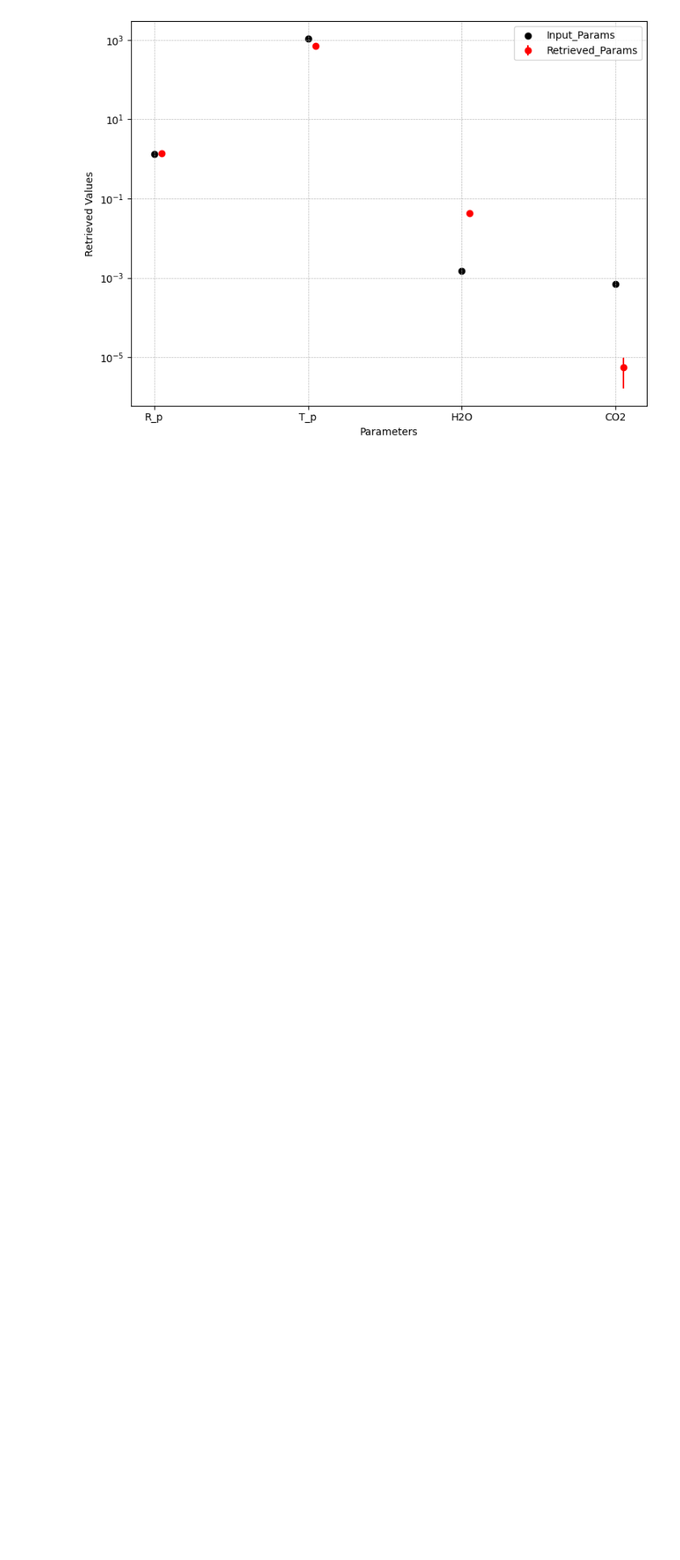
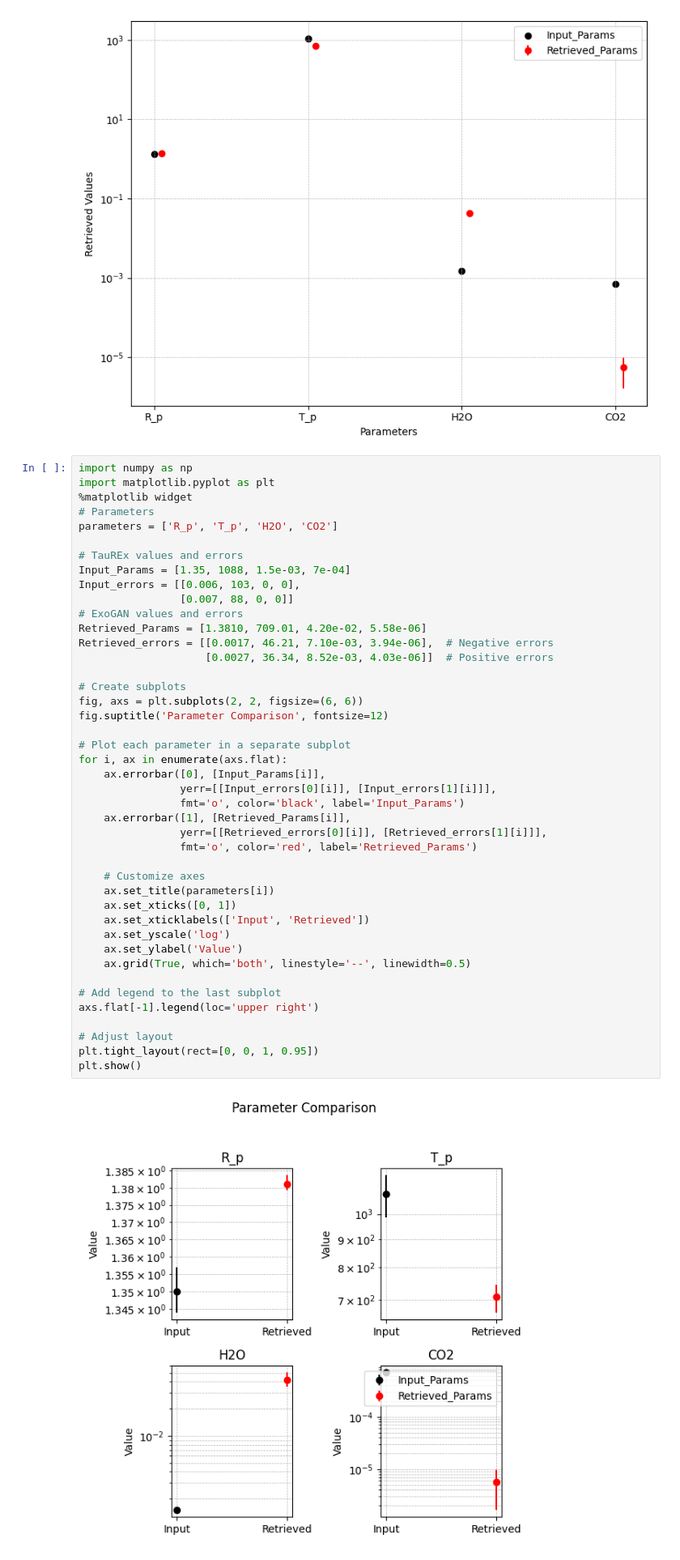
Before and after one commit to radha2707/AstroCode-Collective, a Jupyter notebook: src/daneel/detection/Assignment3_TaskD.ipynb, the cells around one changed output. Shown: that part at 81% size. Saved outputs shown, nothing was run; the diff lists cells and outputs as text; blank space fills up the shorter version.

Commit message:
comparasion plot added

```diff
--- a/src/daneel/detection/Assignment3_TaskD.ipynb
+++ b/src/daneel/detection/Assignment3_TaskD.ipynb
@@ -147,3 +147,48 @@ plt.tight_layout()
 plt.show()
 # %% [output]
 [figure]
+# %%
+import numpy as np
+import matplotlib.pyplot as plt
+%matplotlib widget
+# Parameters
+parameters = ['R_p', 'T_p', 'H2O', 'CO2']
+
+# TauREx values and errors
+Input_Params = [1.35, 1088, 1.5e-03, 7e-04]
+Input_errors = [[0.006, 103, 0, 0],
+                [0.007, 88, 0, 0]]
+# ExoGAN values and errors
+Retrieved_Params = [1.3810, 709.01, 4.20e-02, 5.58e-06]
+Retrieved_errors = [[0.0017, 46.21, 7.10e-03, 3.94e-06],  # Negative errors
+                    [0.0027, 36.34, 8.52e-03, 4.03e-06]]  # Positive errors
+
+# Create subplots
+fig, axs = plt.subplots(2, 2, figsize=(6, 6))
+fig.suptitle('Parameter Comparison', fontsize=12)
+
+# Plot each parameter in a separate subplot
+for i, ax in enumerate(axs.flat):
+    ax.errorbar([0], [Input_Params[i]],
+                yerr=[[Input_errors[0][i]], [Input_errors[1][i]]],
+                fmt='o', color='black', label='Input_Params')
+    ax.errorbar([1], [Retrieved_Params[i]],
+                yerr=[[Retrieved_errors[0][i]], [Retrieved_errors[1][i]]],
+                fmt='o', color='red', label='Retrieved_Params')
+
+    # Customize axes
+    ax.set_title(parameters[i])
+    ax.set_xticks([0, 1])
+    ax.set_xticklabels(['Input', 'Retrieved'])
+    ax.set_yscale('log')
+    ax.set_ylabel('Value')
+    ax.grid(True, which='both', linestyle='--', linewidth=0.5)
+
+# Add legend to the last subplot
+axs.flat[-1].legend(loc='upper right')
+
+# Adjust layout
+plt.tight_layout(rect=[0, 0, 1, 0.95])
+plt.show()
+# %% [output]
+[figure, added]
```
